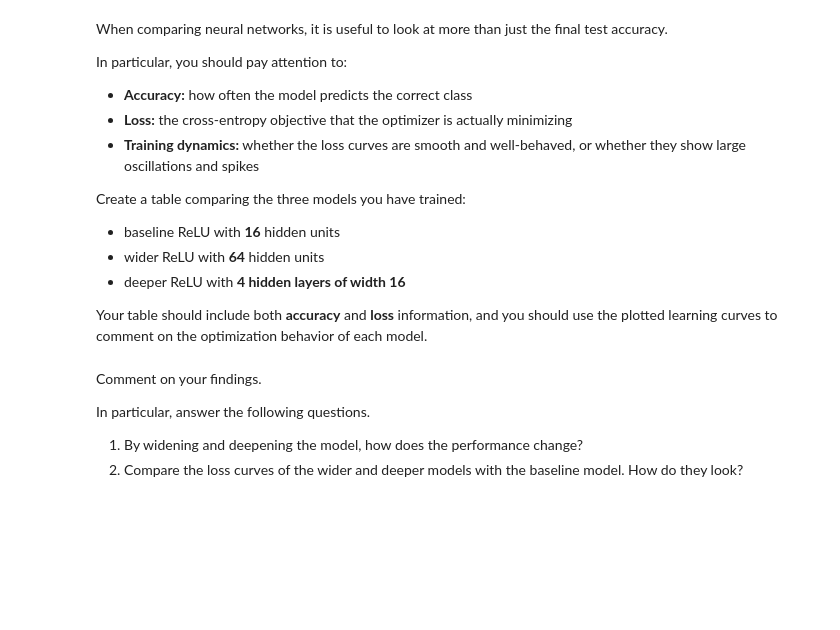
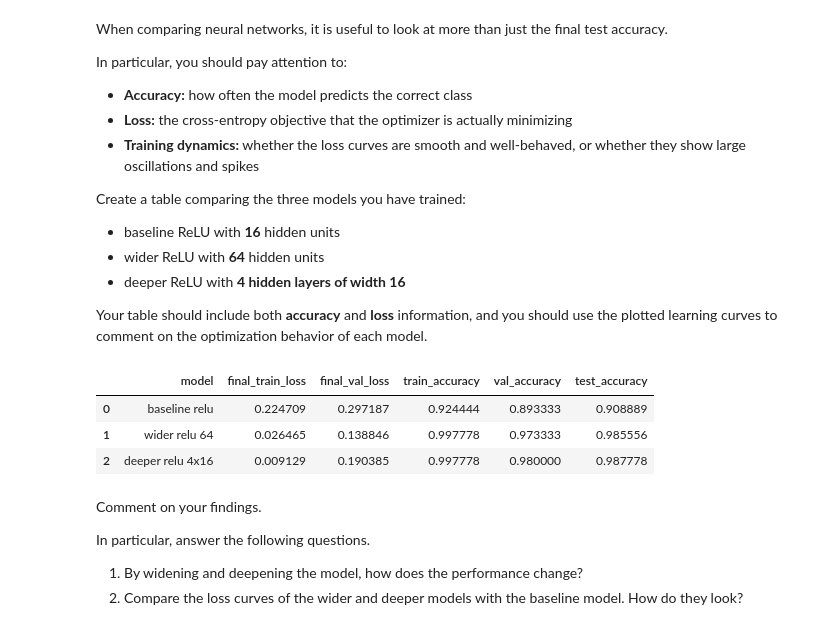
Before and after one commit to yuhanqianns94/Intro-to-ML, a Jupyter notebook: assignments/assn5/assn5.ipynb, the cells around one changed output. Cells and saved outputs as stored; diff of their text form; code cells hidden in the pictures; blank space fills up the shorter version.

```diff
--- a/assignments/assn5/assn5.ipynb
+++ b/assignments/assn5/assn5.ipynb
@@ -842,3 +860,5 @@ As before, specify the model, train it, inspect the training history, and visual
 Use exactly **1 hidden layer with 64 hidden units** and **ReLU** activation.
 # %%
 # Specify the wider model here
+wider_model = make_model(2, [64], 3)
+summarize_model(wider_model, label='wider relu 64')
@@ -862,3 +895,5 @@ Use exactly:
 As before, specify the model, train it, inspect the training history, and visualize the decision boundary on the training and test sets. Then compare the result to the baseline model.
 # %%
 # Specify the deeper model here
+deeper_model = make_model(2, [16, 16, 16, 16], 3)
+summarize_model(deeper_model, label='deeper relu 4x16')
@@ -887,17 +941,50 @@ Your table should include both **accuracy** and **loss** information, and you sh
 # %%
 # Build a comparison table for baseline, wider, and deeper here.
 # Include both loss and accuracy.
 # Hint:
 # comparison = pd.DataFrame([
 #     {
 #         'model': 'baseline relu',
 #         'final_train_loss': history['loss'][-1],
 #         'final_val_loss': history['val_loss'][-1],
 #         'train_accuracy': baseline_metrics['train_acc'],
 #         'val_accuracy': baseline_metrics['val_acc'],
 #         'test_accuracy': baseline_metrics['test_acc'],
 #     },
 # ])
+
+comparison = pd.DataFrame([
+    {
+        'model': 'baseline relu',
+        'final_train_loss': history['loss'][-1],
+        'final_val_loss': history['val_loss'][-1],
+        'train_accuracy': baseline_metrics['train_acc'],
+        'val_accuracy': baseline_metrics['val_acc'],
+        'test_accuracy': baseline_metrics['test_acc'],
+    },
+    {
+        'model': 'wider relu 64',
+        'final_train_loss': wider_history['loss'][-1],
+        'final_val_loss': wider_history['val_loss'][-1],
+        'train_accuracy': wider_metrics['train_acc'],
+        'val_accuracy': wider_metrics['val_acc'],
+        'test_accuracy': wider_metrics['test_acc'],
+    },
+    {
+        'model': 'deeper relu 4x16',
+        'final_train_loss': deeper_history['loss'][-1],
+        'final_val_loss': deeper_history['val_loss'][-1],
+        'train_accuracy': deeper_metrics['train_acc'],
+        'val_accuracy': deeper_metrics['val_acc'],
+        'test_accuracy': deeper_metrics['test_acc'],
+    },
+])
+comparison
+# %% [output]
+|  | model | final_train_loss | final_val_loss | train_accuracy | val_accuracy | test_accuracy |
+| 0 | baseline relu | 0.224709 | 0.297187 | 0.924444 | 0.893333 | 0.908889 |
+| 1 | wider relu 64 | 0.026465 | 0.138846 | 0.997778 | 0.973333 | 0.985556 |
+| 2 | deeper relu 4x16 | 0.009129 | 0.190385 | 0.997778 | 0.980000 | 0.987778 |
 # %% [markdown]
 Comment on your findings.
 
```
Also changed, not shown: parts of 12 cells of this notebook.
